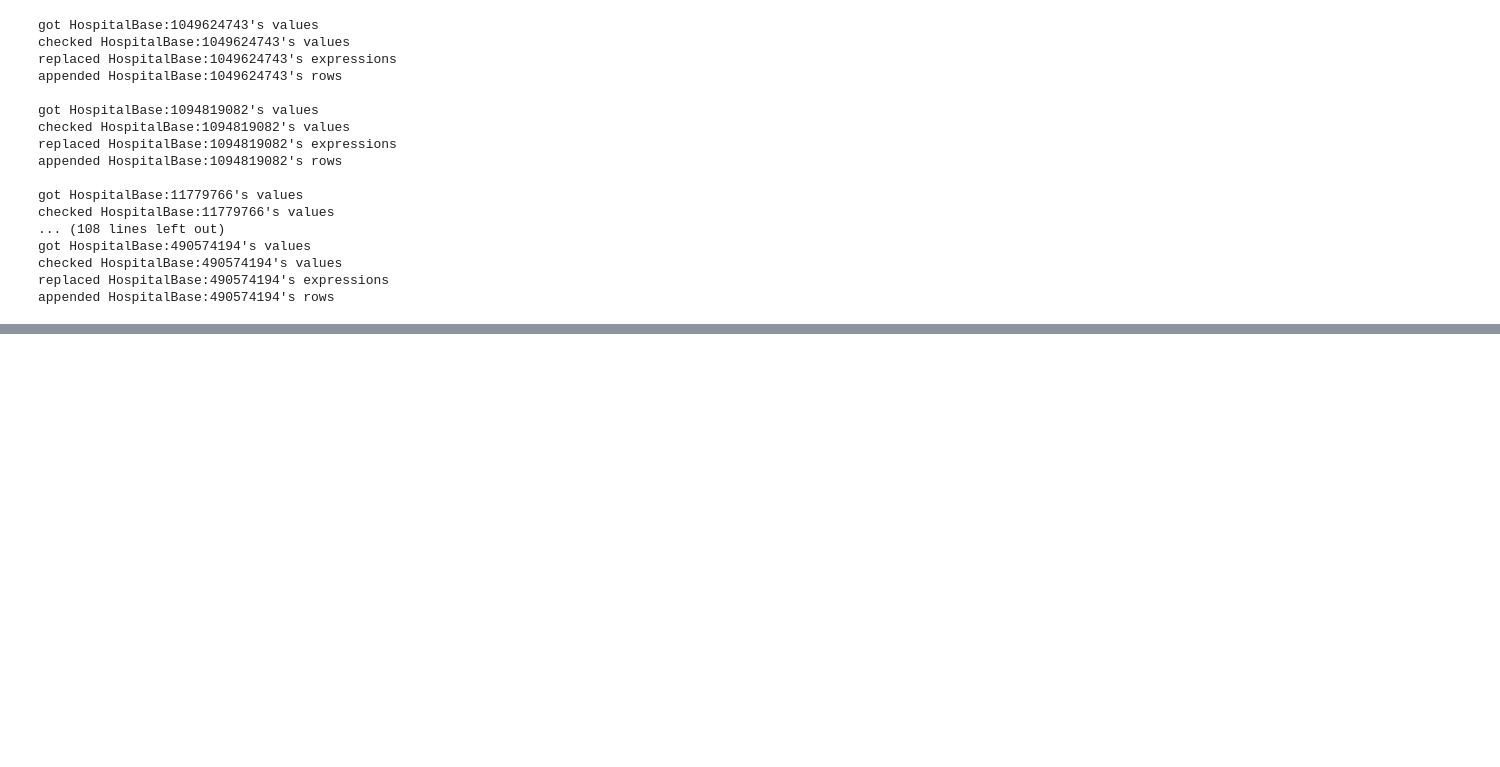
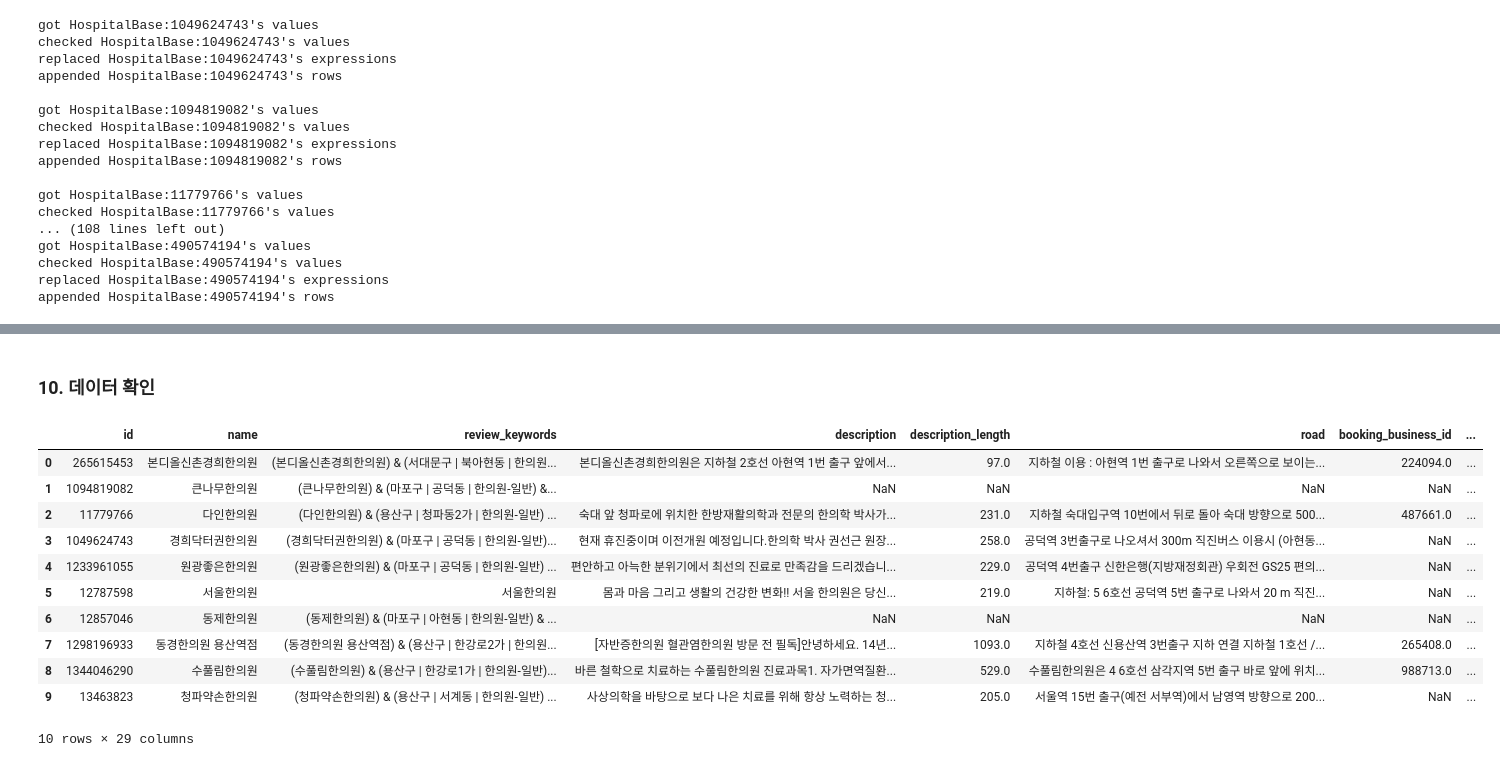
Before and after one commit to bee85919/spark-scala-project, a Jupyter notebook: medi_df.ipynb, the cells around one changed output, grey strips where cells are left out. Drawn from its saved outputs; the diff is of its cells as text; code cells hidden in the pictures; blank space fills up the shorter version.

```diff
--- a/medi_df.ipynb
+++ b/medi_df.ipynb
@@ -226 +318,5 @@ hospiata_data = df.dropDuplicates([
+# %%
+import shutil
+test_save_path = f'{save_root_path}/test/hospital_df'
+shutil.rmtree(test_save_path)
 # %%
@@ -237,0 +334,2 @@ save_to_csv(hospiata_data, "hospital_datas")
+# %% [markdown]
+### 10. 데이터 확인
@@ -237,0 +339,19 @@ save_to_csv(hospiata_data, "hospital_datas")
+# %%
+save_dir_list = os.listdir(test_save_path)
+save_name = [f for f in save_dir_list if f.endswith('.csv')][0]
+save_path = f'{save_root_path}/test/hospital_df/{save_name}'
+print_df = pd.read_csv(save_path, encoding='utf-8')
+print_df.head(10)
+# %% [output]
+|  | id | name | review_keywords | description | description_length | road | booking_business_id | ... |
+| 0 | 265615453 | 본디올신촌경희한의원 | (본디올신촌경희한의원) & (서대문구 | 북아현동 | 한의원... | 본디올신촌경희한의원은 지하철 2호선 아현역 1번 출구 앞에서... | 97.0 | 지하철 이용 : 아현역 1번 출구로 나와서 오른쪽으로 보이는... | 224094.0 | ... |
+| 1 | 1094819082 | 큰나무한의원 | (큰나무한의원) & (마포구 | 공덕동 | 한의원-일반) &... | NaN | NaN | NaN | NaN | ... |
+| 2 | 11779766 | 다인한의원 | (다인한의원) & (용산구 | 청파동2가 | 한의원-일반) ... | 숙대 앞 청파로에 위치한 한방재활의학과 전문의 한의학 박사가... | 231.0 | 지하철 숙대입구역 10번에서 뒤로 돌아 숙대 방향으로 500... | 487661.0 | ... |
+| 3 | 1049624743 | 경희닥터권한의원 | (경희닥터권한의원) & (마포구 | 공덕동 | 한의원-일반)... | 현재 휴진중이며 이전개원 예정입니다.한의학 박사 권선근 원장... | 258.0 | 공덕역 3번출구로 나오셔서 300m 직진버스 이용시 (아현동... | NaN | ... |
+| 4 | 1233961055 | 원광좋은한의원 | (원광좋은한의원) & (마포구 | 공덕동 | 한의원-일반) ... | 편안하고 아늑한 분위기에서 최선의 진료로 만족감을 드리겠습니... | 229.0 | 공덕역 4번출구 신한은행(지방재정회관) 우회전 GS25 편의... | NaN | ... |
+| 5 | 12787598 | 서울한의원 | 서울한의원 | 몸과 마음 그리고 생활의 건강한 변화!! 서울 한의원은 당신... | 219.0 | 지하철: 5 6호선 공덕역 5번 출구로 나와서 20 m 직진... | NaN | ... |
+| 6 | 12857046 | 동제한의원 | (동제한의원) & (마포구 | 아현동 | 한의원-일반) & ... | NaN | NaN | NaN | NaN | ... |
+| 7 | 1298196933 | 동경한의원 용산역점 | (동경한의원 용산역점) & (용산구 | 한강로2가 | 한의원... | [자반증한의원 혈관염한의원 방문 전 필독]안녕하세요. 14년... | 1093.0 | 지하철 4호선 신용산역 3번출구 지하 연결 지하철 1호선 /... | 265408.0 | ... |
+| 8 | 1344046290 | 수풀림한의원 | (수풀림한의원) & (용산구 | 한강로1가 | 한의원-일반)... | 바른 철학으로 치료하는 수풀림한의원 진료과목1. 자가면역질환... | 529.0 | 수풀림한의원은 4 6호선 삼각지역 5번 출구 바로 앞에 위치... | 988713.0 | ... |
+| 9 | 13463823 | 청파약손한의원 | (청파약손한의원) & (용산구 | 서계동 | 한의원-일반) ... | 사상의학을 바탕으로 보다 나은 치료를 위해 항상 노력하는 청... | 205.0 | 서울역 15번 출구(예전 서부역)에서 남영역 방향으로 200... | NaN | ... |
+10 rows × 29 columns
```
Also changed, not shown: parts of 17 cells of this notebook.
